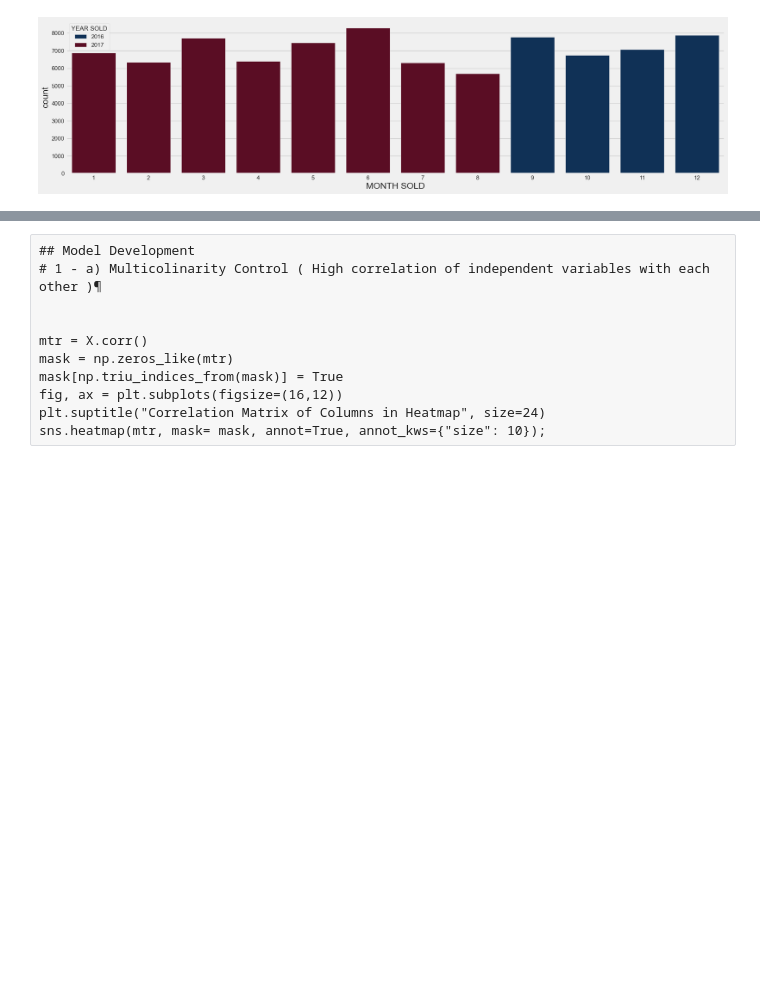
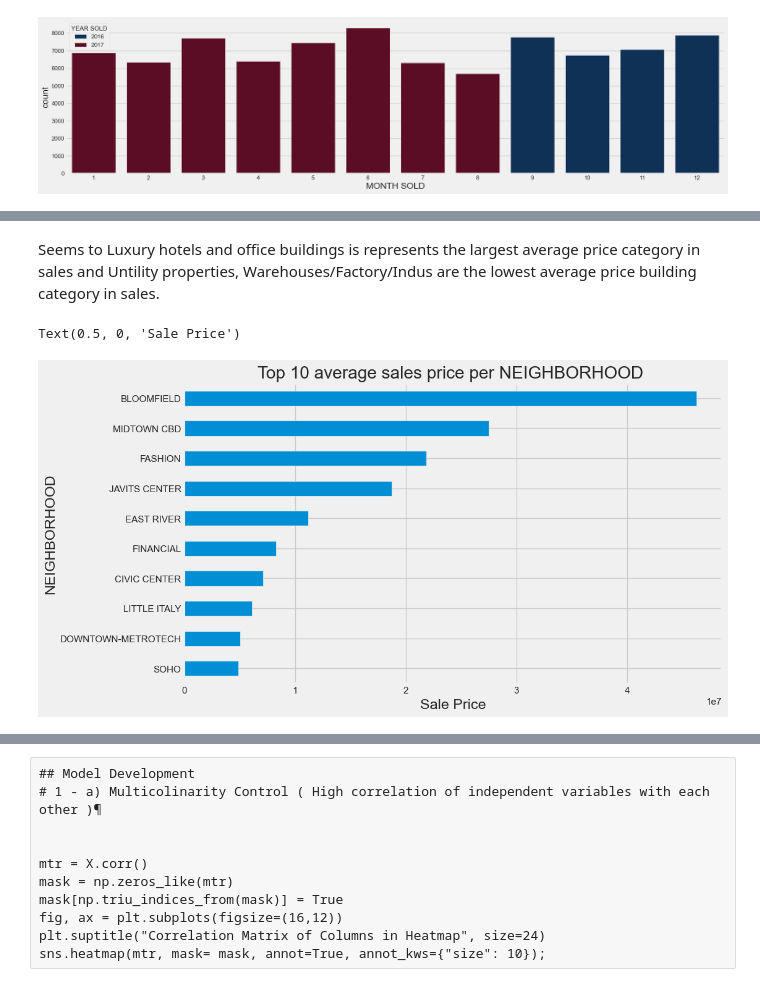
Before and after one commit to baha-ulug/exploratory-analysis, a Jupyter notebook: exploratory_analysis.ipynb, the cells around one changed output, grey strips where cells are left out. Saved outputs shown, nothing was run; the diff lists cells and outputs as text; code cells hidden in the pictures; blank space fills up the shorter version.

```diff
--- a/exploratory_analysis.ipynb
+++ b/exploratory_analysis.ipynb
@@ -211,0 +234,10 @@ and for 2016 from September till December."""
+# %% [markdown]
+Seems to Luxury hotels and office buildings is represents the largest average price category in sales and Untility properties, Warehouses/Factory/Indus are the lowest average price building category in sales.
+# %%
+plt.figure(figsize=(10,6))
+df['SALE PRICE'].groupby(df['NEIGHBORHOOD']).mean().sort_values()[244:254].plot.barh()
+plt.title('Top 10 average sales price per NEIGHBORHOOD ')
+plt.xlabel("Sale Price")
+# %% [output]
+Text(0.5, 0, 'Sale Price')
+[figure, added]
```
Also changed, not shown: parts of 37 cells of this notebook.
